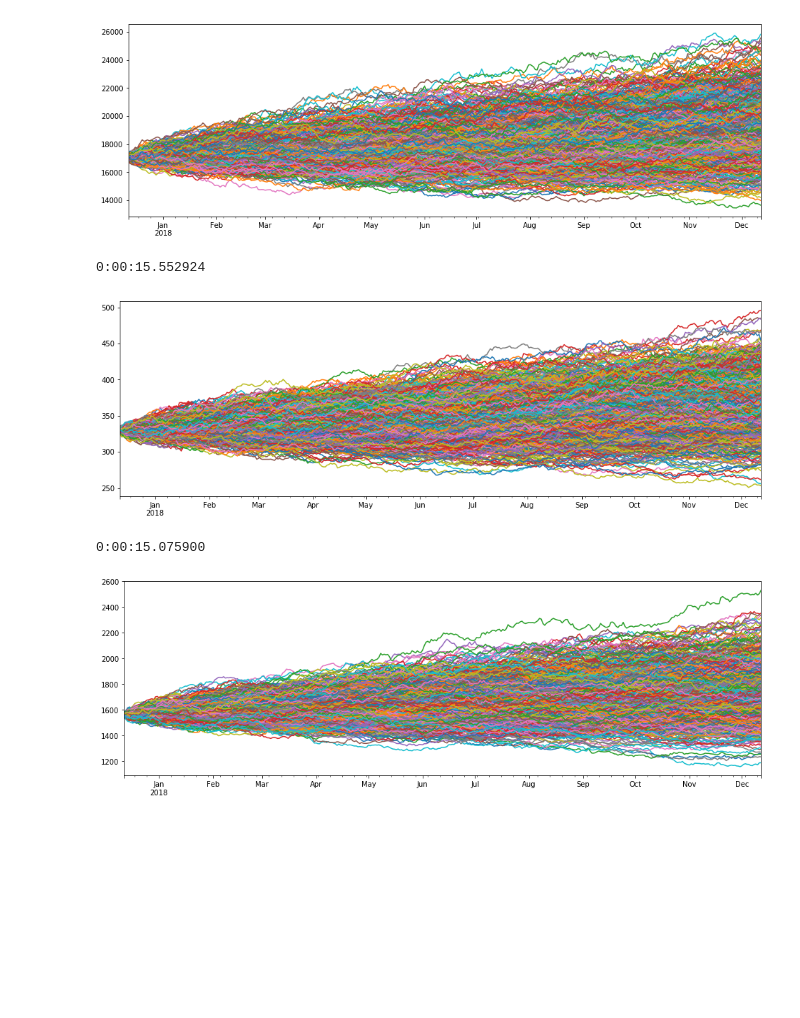
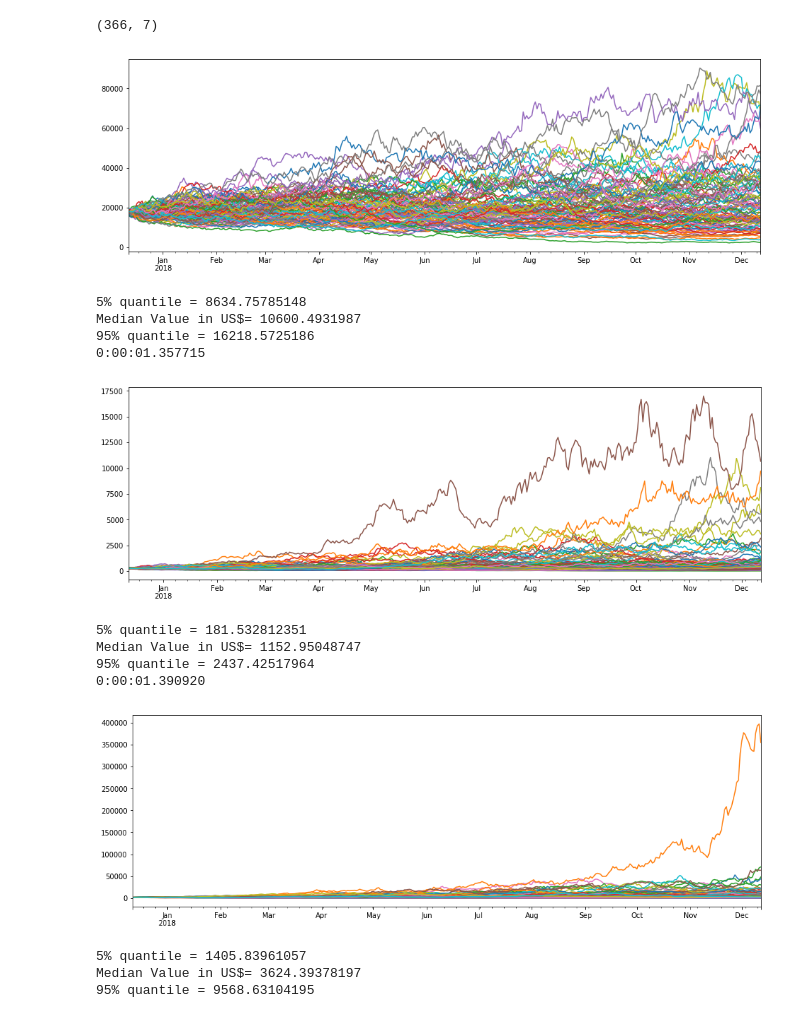
Before and after one commit to Niteeshkanungo/Final-project, a Jupyter notebook: Monte_Carlo.ipynb, the cells around one changed output. Saved outputs shown, nothing was run; the diff lists cells and outputs as text; code cells hidden in the pictures; blank space fills up the shorter version.

```diff
--- a/Monte_Carlo.ipynb
+++ b/Monte_Carlo.ipynb
@@ -15,8 +17,8 @@ import timeit
 # %%
 #Start date and End date is refers to time period for fetching the data using the Pandas dataframe API
 #We have selected data for atleast 2 years to
-start_date = datetime.datetime(2016, 12, 12)
-end_date = datetime.datetime(2017, 12, 12)
+start_date = datetime.datetime(2016, 12, 15)
+end_date = datetime.datetime(2017, 12, 14)
 
 #Source is yahoo finance
 source = 'yahoo'
@@ -28,5 +30,10 @@ all_data = {ticker:web.DataReader(ticker,source,start_date,end_date)
 #We store only Adjusted Close price in a seperate dataset for analysis
 ticker_price = pd.DataFrame({ticker: data['Adj Close']
                                   for ticker, data in all_data.items()})
+# %%
+#Shape of the Ticker dataframe
+ticker_price.shape
+# %% [output]
+(366, 7)
 # %%
 #Saving the csv file for non-redundant data fetching
@@ -35,9 +42,10 @@ ticker_price.to_csv("Ticker_price.csv")
 # %%
-#Function to generate geometric brownian motion
-def brownian_motion(N = 100, mu = 0.1, sigma = 0.01, S0 = 1, dt = 1):
+#Function to generate geometric brownian motion/ Monte Carlo Simulation
+def Monte_Carlo_Sim (N, mu, sigma, S0 = 1, dt = 1):
     X = np.random.normal(mu * dt, sigma* np.sqrt(dt), N) #standard brownian motion using normal distribution
     X = np.cumsum(X) #We perform cumulative sum generated by normal distribution
     S = S0 * np.exp(X) #geometric brownian motion
+    N = 100
     return S
 
 #Choosing date range as per the time period
@@ -45,40 +53,59 @@ dates = pd.date_range('2017-12-12', '2018-12-12')
 D = (dates.max()-dates.min()).days / 365
 N = dates.size
 dt = D/N
+
+#Number of Simulations for the process
+m = 100
 # %%
-#Using the initial value of the price,we generate plots for each bitcoin with iteration of 1000.Here it is BTC.
+#Using the initial value of the price,we generate plots for each bitcoin with iteration of 1000.
 start_time_timeit = datetime.datetime.now()
 start_price_BTC = ticker_price["BTC-USD"][-1]
-m= 1000
 for i in range(m):
-    btc = pd.Series(brownian_motion( N, sigma=0.1, S0=start_price_BTC,dt = dt), index=dates)
+    btc = pd.Series(Monte_Carlo_Sim(N, mu = 0.20, sigma=0.74, S0=start_price_BTC, dt = dt), index=dates)
     btc.plot(figsize=(16,5))
-btc.plot(figsize=(16,5))
 plt.show()
+print("5% quantile =",np.percentile(btc,5))
+print("Median Value in US$=",np.percentile(btc,50))
+print("95% quantile =",np.percentile(btc,95))
 ##For optimization
 print(datetime.datetime.now()- start_time_timeit)
 # %% [output]
-[figure, old version]
+[figure, new version]
-0:00:15.552924
+5% quantile = 8634.75785148
+Median Value in US$= 10600.4931987
+95% quantile = 16218.5725186
+0:00:01.357715
 # %%
-# Using the initial value of the price, we generate plots for each Litecoin with iteration of 1000.Here it is LTC.
+# Using the initial value of the price, we generate plots for each Litecoin with iteration of 1000.
 start_time_timeit = datetime.datetime.now()
 start_price_LTC = ticker_price["LTC-USD"][-1]
-for i in range(1000):
-    ltc = pd.Series(brownian_motion(N, sigma=0.1, S0=start_price_LTC,dt =dt), index=dates)
+for i in range(m):
+    ltc = pd.Series(Monte_Carlo_Sim(N, mu = 0.75, sigma=1.40, S0=start_price_LTC,dt =dt), index=dates)
     ltc.plot(figsize=(16,5))
 plt.show()
+print("5% quantile =",np.percentile(ltc,5))
+print("Median Value in US$=",np.percentile(ltc,50))
+print("95% quantile =",np.percentile(ltc,95))
 print(datetime.datetime.now()- start_time_timeit)
 # %% [output]
-[figure, old version]
+[figure, new version]
-0:00:15.075900
+5% quantile = 181.532812351
+Median Value in US$= 1152.95048747
+95% quantile = 2437.42517964
+0:00:01.390920
 # %%
-# Using the initial value of the price,we generate plots for each Bitcoin Cash with iteration of 1000.Here it is BCH.
+# Using the initial value of the price,we generate plots for each Bitcoin Cash with iteration of 1000.
 start_price_BCH = ticker_price["BCH-USD"][-1]
-for i in range(1000):
-    bch = pd.Series(brownian_motion(N, sigma=0.1, S0=start_price_BCH, dt =dt), index=dates)
+for i in range(m):
+    bch = pd.Series(Monte_Carlo_Sim(N, mu = 0.76, sigma=1.40, S0=start_price_BCH, dt =dt), index=dates)
     bch.plot(figsize=(16,5))
 plt.show()
+print("5% quantile =",np.percentile(bch,5))
+print("Median Value in US$=",np.percentile(bch,50))
+print("95% quantile =",np.percentile(bch,95))
 # %% [output]
-[figure, old version]
+[figure, new version]
+5% quantile = 1405.83961057
+Median Value in US$= 3624.39378197
+95% quantile = 9568.63104195
 # %%
```
Also changed, not shown: parts of 6 cells of this notebook, 9 other files.
